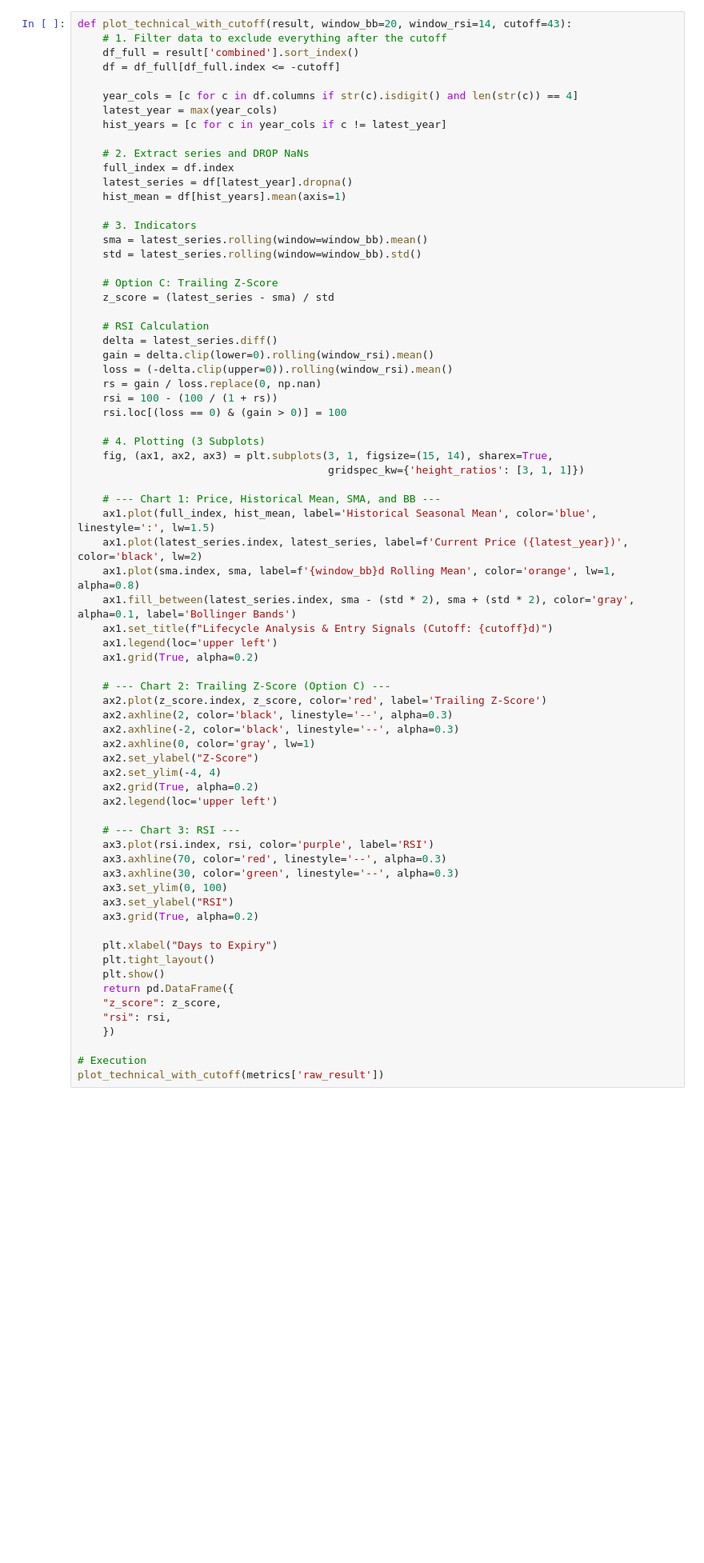
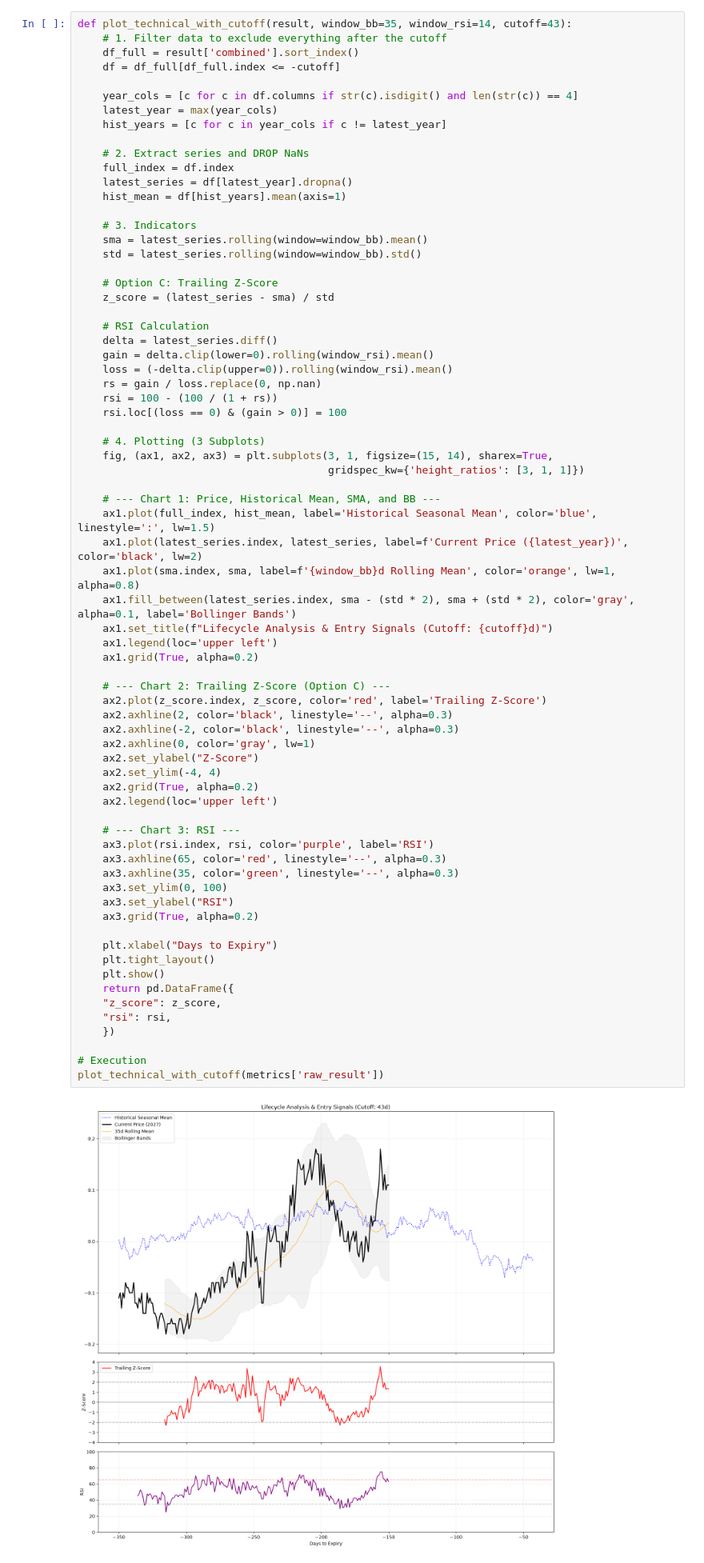
Before and after one commit to ashu01304/V2, a Jupyter notebook: testing.ipynb, the cells around one changed output. Shown: that part at 80% size. Drawn from its saved outputs; the diff is of its cells as text; blank space fills up the shorter version.

```diff
--- a/testing.ipynb
+++ b/testing.ipynb
@@ -41,7 +46,7 @@ print(f"General Trend Score: {metrics['trend_score']}")
 Latest Year Score: 80.0
 General Trend Score: 88.7
 # %%
-def plot_technical_with_cutoff(result, window_bb=20, window_rsi=14, cutoff=43):
+def plot_technical_with_cutoff(result, window_bb=35, window_rsi=14, cutoff=43):
     # 1. Filter data to exclude everything after the cutoff
     df_full = result['combined'].sort_index()
     df = df_full[df_full.index <= -cutoff]
@@ -82,32 +87,34 @@ def plot_technical_with_cutoff(result, window_bb=20, window_rsi=14, cutoff=43):
     ax1.set_title(f"Lifecycle Analysis & Entry Signals (Cutoff: {cutoff}d)")
     ax1.legend(loc='upper left')
     ax1.grid(True, alpha=0.2)
 
     # --- Chart 2: Trailing Z-Score (Option C) ---
     ax2.plot(z_score.index, z_score, color='red', label='Trailing Z-Score')
     ax2.axhline(2, color='black', linestyle='--', alpha=0.3)
     ax2.axhline(-2, color='black', linestyle='--', alpha=0.3)
     ax2.axhline(0, color='gray', lw=1)
     ax2.set_ylabel("Z-Score")
     ax2.set_ylim(-4, 4)
     ax2.grid(True, alpha=0.2)
     ax2.legend(loc='upper left')
 
     # --- Chart 3: RSI ---
     ax3.plot(rsi.index, rsi, color='purple', label='RSI')
-    ax3.axhline(70, color='red', linestyle='--', alpha=0.3)
-    ax3.axhline(30, color='green', linestyle='--', alpha=0.3)
+    ax3.axhline(65, color='red', linestyle='--', alpha=0.3)
+    ax3.axhline(35, color='green', linestyle='--', alpha=0.3)
     ax3.set_ylim(0, 100)
     ax3.set_ylabel("RSI")
     ax3.grid(True, alpha=0.2)
 
     plt.xlabel("Days to Expiry")
     plt.tight_layout()
     plt.show()
     return pd.DataFrame({
     "z_score": z_score,
     "rsi": rsi,
     })
 
 # Execution
 plot_technical_with_cutoff(metrics['raw_result'])
+# %% [output]
+[figure, added]
```
Also changed, not shown: parts of 13 cells of this notebook, 10 other files.
